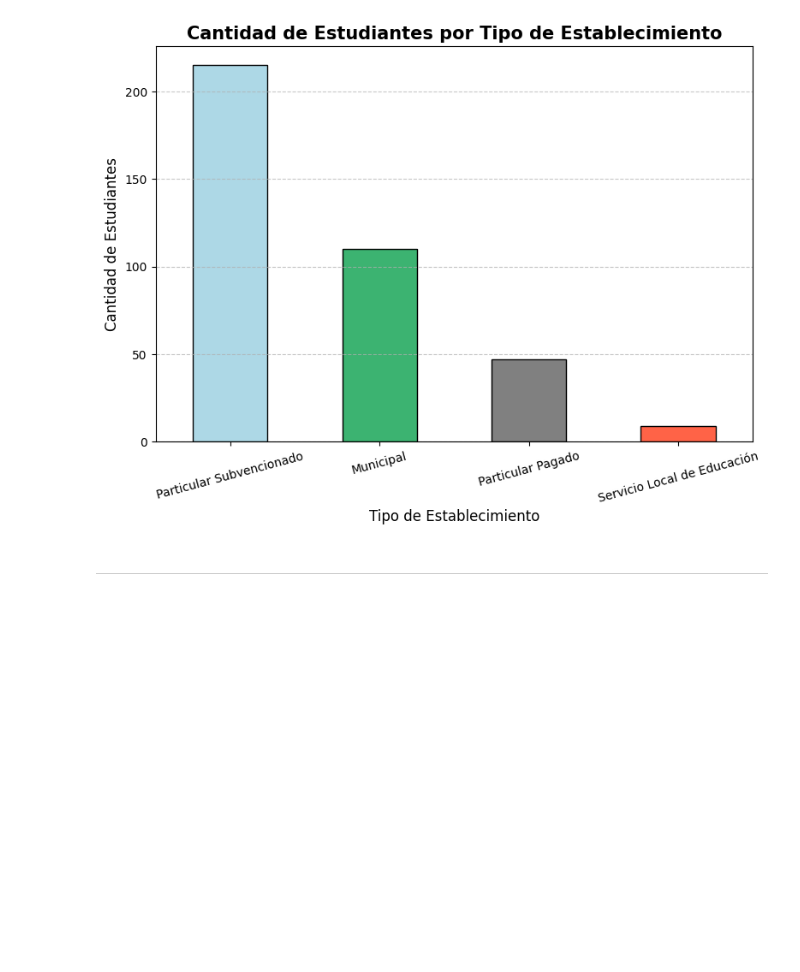
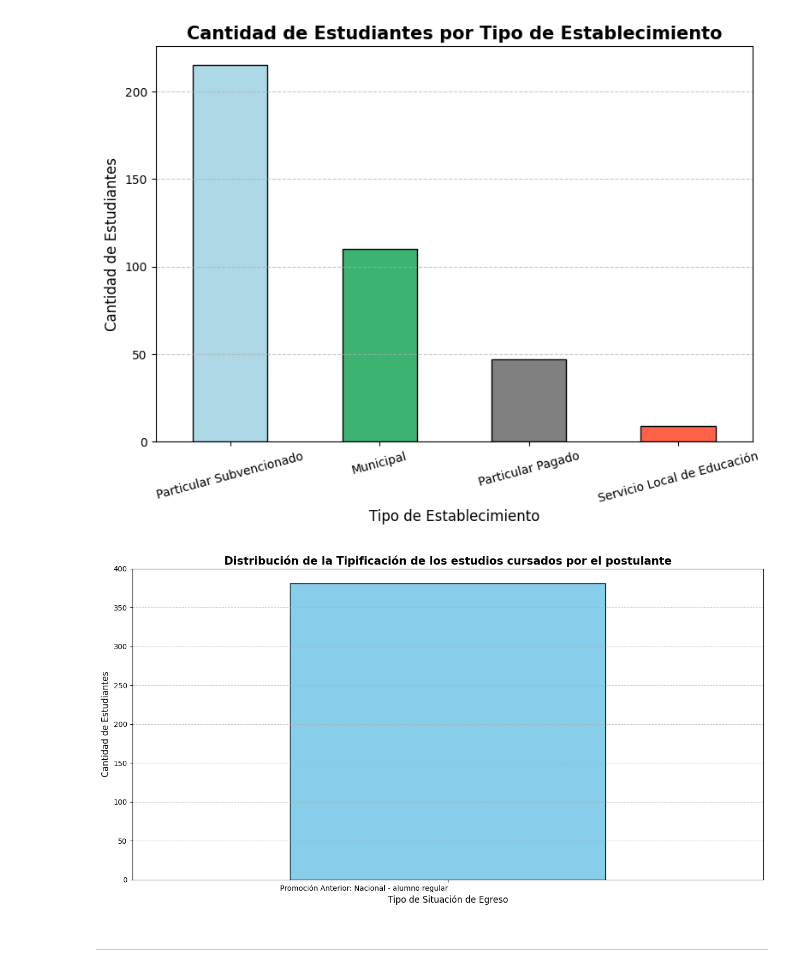
Before and after one commit to LmChicao/Proyecto-Intro-Ciencias-de-datos-2025-2-, a Jupyter notebook: Analisis Exploratorio/EDA - Rendicion.ipynb, the cells around one changed output. Cells and saved outputs as stored; diff of their text form; code cells hidden in the pictures; blank space fills up the shorter version.

```diff
--- a/Analisis Exploratorio/EDA - Rendicion.ipynb
+++ b/Analisis Exploratorio/EDA - Rendicion.ipynb
@@ -575,5 +604,35 @@ plt.grid(axis="y", linestyle="--", alpha=0.7)
 plt.show()
 # %% [output]
 [figure]
+# %%
+# SITUACION_EGRESO
+# creo un dict que contenga como llave el numero q sale en el df
+# y de valor el texto que representa
+mapa_egreso = {1: "Promoción del Año: Nacional - alumno regular",
+    2: "Promoción del Año: Nacional - validación de estudios",
+    3: "Promoción del Año: Extranjero - con algún curso en Chile",
+    4: "Promoción del Año: Extranjero - no acredita notas",
+    5: "Promoción Anterior: Nacional - alumno regular",
+    6: "Promoción Anterior: Nacional - validación de estudios",
+    7: "Promoción Anterior: Extranjero - con algún curso en Chile",
+    8: "Promoción Anterior: Extranjero - no acredita notas"}
+
+dataf_rendicion["SITUACION_EGRESO_TEXTO"] = dataf_rendicion["SITUACION_EGRESO"].map(mapa_egreso)
+
+conteo = dataf_rendicion["SITUACION_EGRESO_TEXTO"].value_counts()
+
+# tamaño grafico
+plt.figure(figsize=(13,7))
+conteo.plot(kind="bar", color="skyblue", edgecolor="black")
+# nombres ejes y del grafico
+plt.title("Distribución de la Tipificación de los estudios cursados por el postulante", fontsize=15, fontweight="bold")
+plt.xlabel("Tipo de Situación de Egreso", fontsize=12)
+plt.ylabel("Cantidad de Estudiantes", fontsize=12)
+plt.xticks(rotation=0, ha="right", fontsize=10)
+plt.grid(axis="y", linestyle="--", alpha=0.7)
+plt.tight_layout()
+plt.show()
+# %% [output]
+[figure, added]
 # %% [markdown]
 ------------------------------------------------------------------------------------------------------------------------
```
Also changed, not shown: parts of 1 cell of this notebook.
